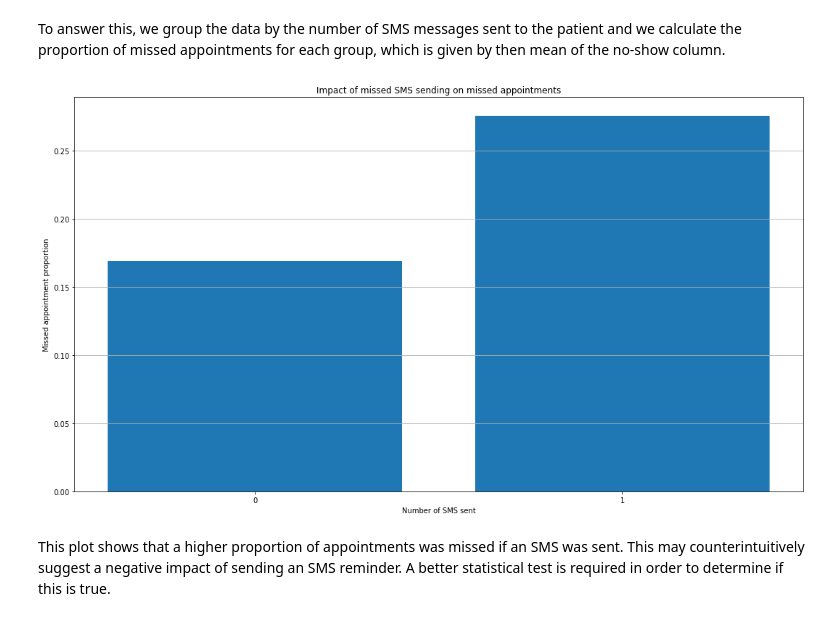
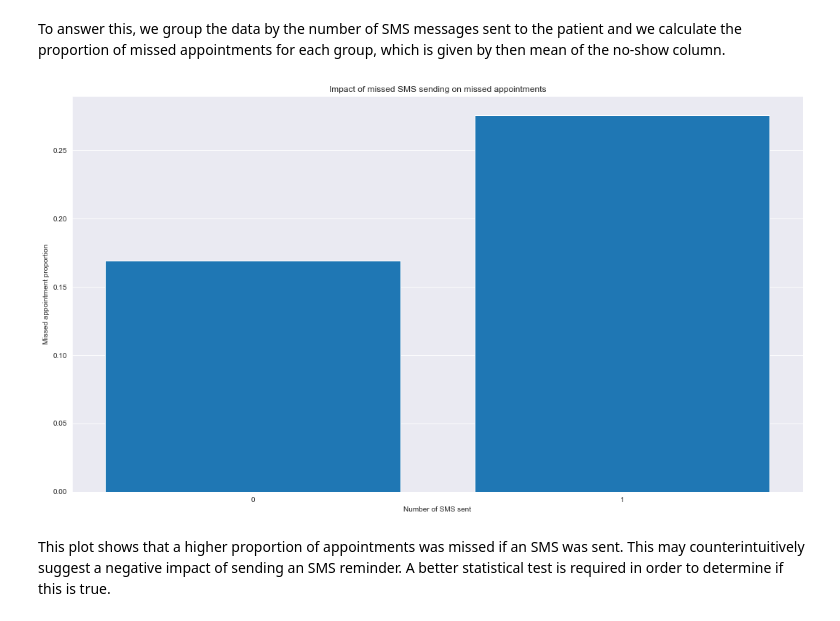
Before and after one commit to mhadjiantonis/missed_doc_apptmnts, a Jupyter notebook: missed_doc_apptmnt.ipynb, the cells around one changed output. Cells and saved outputs as stored; diff of their text form; code cells hidden in the pictures.

```diff
--- a/missed_doc_apptmnt.ipynb
+++ b/missed_doc_apptmnt.ipynb
@@ -32,6 +32,8 @@ For more conclusive results, one must use either inferential statistics or machi
 import numpy as np
 import pandas as pd
 import matplotlib.pyplot as plt
+import seaborn as sns
+sns.set_style('darkgrid')
 import re
 # %%
 def camel_to_snake(name):
@@ -394,13 +394,13 @@ plot_positions = np.linspace(0,1,len(plot_labels))
 # %%
 plt.figure(figsize = (18,10))
 plt.bar(plot_positions, plot_values)
 plt.title('Impact of missed SMS sending on missed appointments')
 plt.xlabel('Number of SMS sent')
 plt.xticks(plot_positions, plot_labels)
 plt.ylabel('Missed appointment proportion')
-plt.grid(axis = 'y');
+plt.grid(axis = 'x');
 # %% [output]
-[figure, old version]
+[figure, new version]
 # %% [markdown]
 This plot shows that a higher proportion of appointments was missed if an SMS was sent.
 This may counterintuitively suggest a negative impact of sending an SMS reminder.
```
Also changed, not shown: parts of 4 cells of this notebook, 2 other files.
